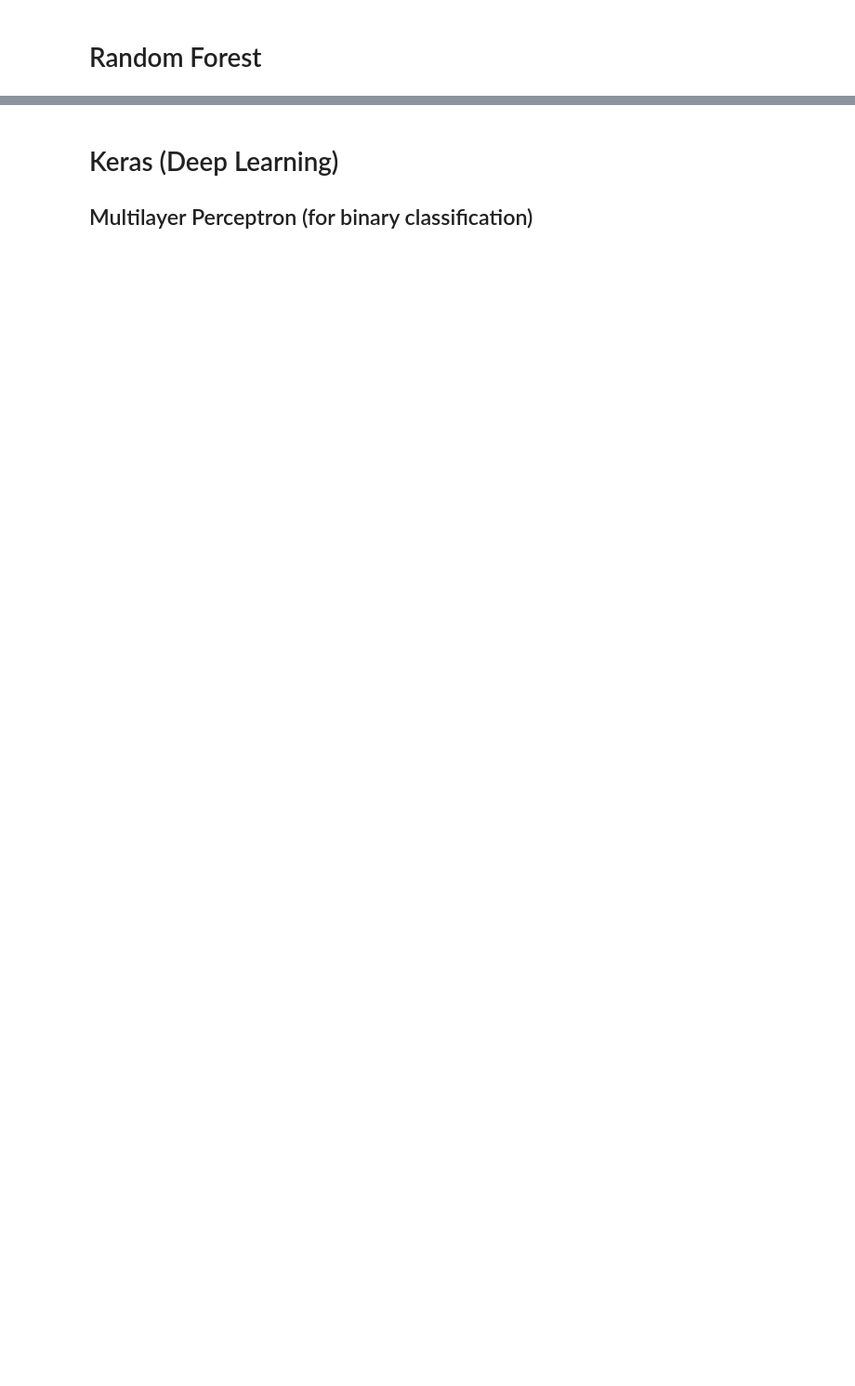
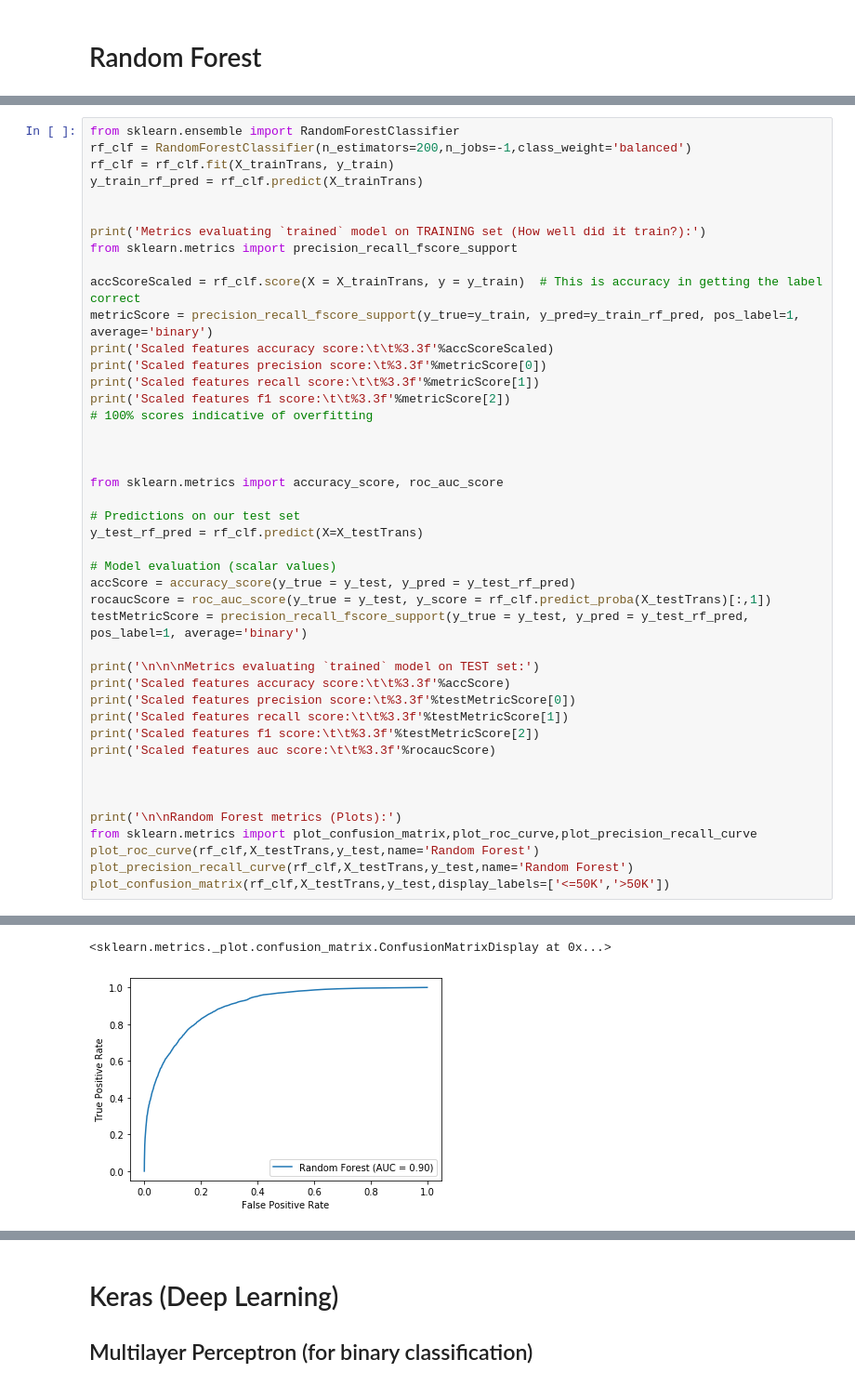
Before and after one commit to sebas-aguilar/ML-Exercise, a Jupyter notebook: dataScienceExercise.ipynb, the cells around one changed output, grey strips where cells are left out. Shown: that part at 93% size. Drawn from its saved outputs; the diff is of its cells as text; blank space fills up the shorter version.

```diff
--- a/dataScienceExercise.ipynb
+++ b/dataScienceExercise.ipynb
@@ -368,0 +380,45 @@ accuracy:  [0.84849992 0.85013263 0.84963528 0.85477454 0.85444297]
+# %%
+from sklearn.ensemble import RandomForestClassifier
+rf_clf = RandomForestClassifier(n_estimators=200,n_jobs=-1,class_weight='balanced')
+rf_clf = rf_clf.fit(X_trainTrans, y_train)
+y_train_rf_pred = rf_clf.predict(X_trainTrans)
+
+
+print('Metrics evaluating `trained` model on TRAINING set (How well did it train?):')
+from sklearn.metrics import precision_recall_fscore_support
+
+accScoreScaled = rf_clf.score(X = X_trainTrans, y = y_train)  # This is accuracy in getting the label correct
+metricScore = precision_recall_fscore_support(y_true=y_train, y_pred=y_train_rf_pred, pos_label=1, average='binary')
+print('Scaled features accuracy score:\t\t%3.3f'%accScoreScaled)
+print('Scaled features precision score:\t%3.3f'%metricScore[0])
+print('Scaled features recall score:\t\t%3.3f'%metricScore[1])
+print('Scaled features f1 score:\t\t%3.3f'%metricScore[2])
+# 100% scores indicative of overfitting
+
+
+
+from sklearn.metrics import accuracy_score, roc_auc_score
+
+# Predictions on our test set
+y_test_rf_pred = rf_clf.predict(X=X_testTrans)
+
+# Model evaluation (scalar values)
+accScore = accuracy_score(y_true = y_test, y_pred = y_test_rf_pred)
+rocaucScore = roc_auc_score(y_true = y_test, y_score = rf_clf.predict_proba(X_testTrans)[:,1])
+testMetricScore = precision_recall_fscore_support(y_true = y_test, y_pred = y_test_rf_pred, pos_label=1, average='binary')
+
+print('\n\n\nMetrics evaluating `trained` model on TEST set:')
+print('Scaled features accuracy score:\t\t%3.3f'%accScore)
+print('Scaled features precision score:\t%3.3f'%testMetricScore[0])
+print('Scaled features recall score:\t\t%3.3f'%testMetricScore[1])
+print('Scaled features f1 score:\t\t%3.3f'%testMetricScore[2])
+print('Scaled features auc score:\t\t%3.3f'%rocaucScore)
+
+
+
+print('\n\nRandom Forest metrics (Plots):')
+from sklearn.metrics import plot_confusion_matrix,plot_roc_curve,plot_precision_recall_curve
+plot_roc_curve(rf_clf,X_testTrans,y_test,name='Random Forest')
+plot_precision_recall_curve(rf_clf,X_testTrans,y_test,name='Random Forest')
+plot_confusion_matrix(rf_clf,X_testTrans,y_test,display_labels=['<=50K','>50K'])
+# %% [output]
@@ -368,0 +442,2 @@ accuracy:  [0.84849992 0.85013263 0.84963528 0.85477454 0.85444297]
+<sklearn.metrics._plot.confusion_matrix.ConfusionMatrixDisplay at 0x...>
+[figure, added]
```
Also changed, not shown: parts of 8 cells of this notebook, 14 other files.
